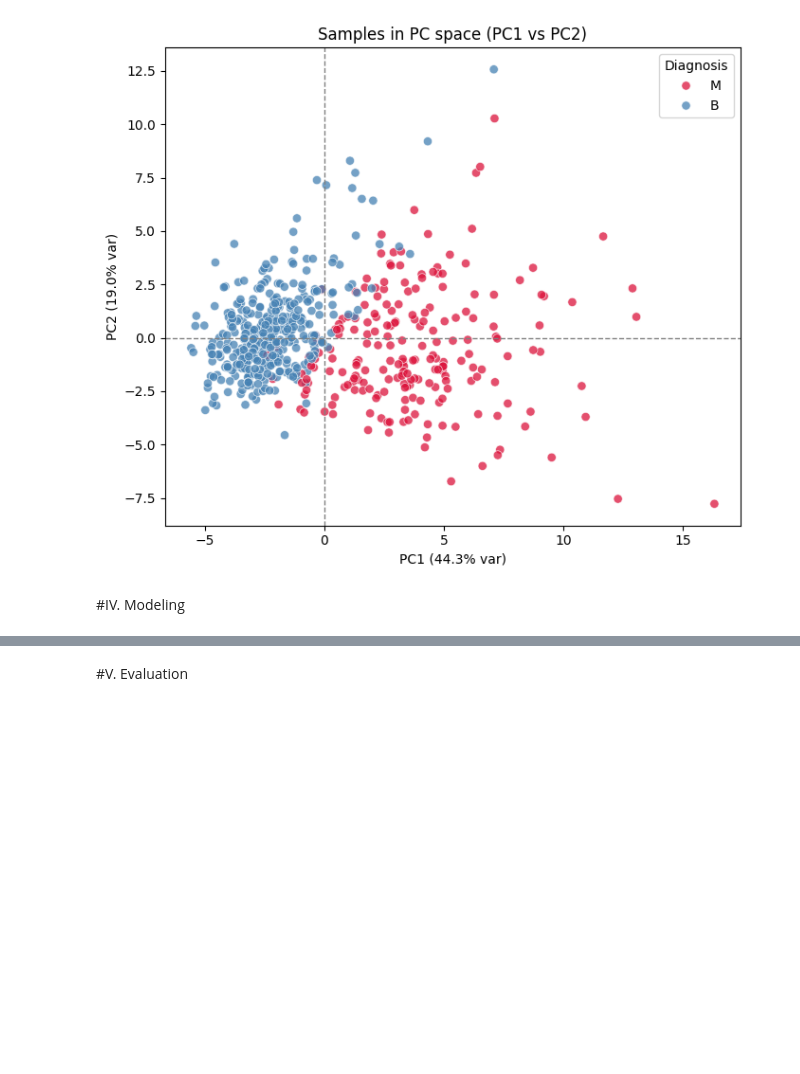
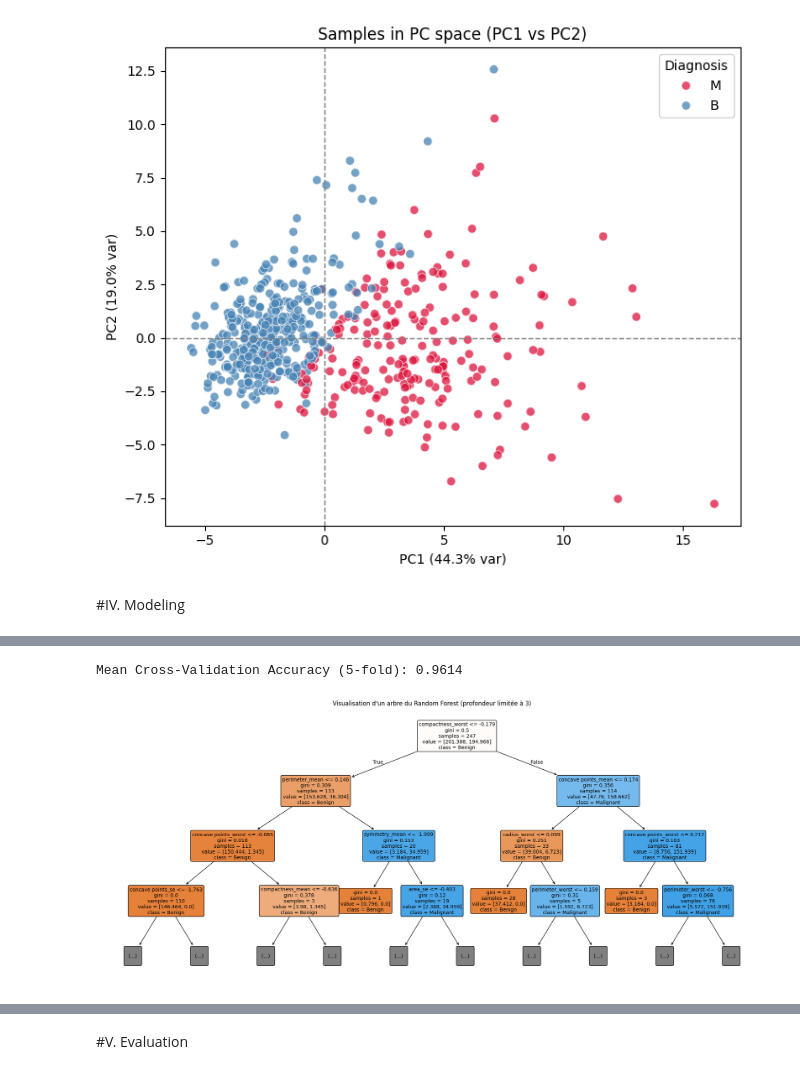
Before and after one commit to eyaguirat10/CoWin-Breast-Cancer-Detection, a Jupyter notebook: Eya_Guirat_Breast_Cancer_Detection.ipynb, the cells around one changed output, grey strips where cells are left out. Saved outputs shown, nothing was run; the diff lists cells and outputs as text; code cells hidden in the pictures; blank space fills up the shorter version.

Commit message:
Random Forest Model

```diff
--- a/Eya_Guirat_Breast_Cancer_Detection.ipynb
+++ b/Eya_Guirat_Breast_Cancer_Detection.ipynb
@@ -497,0 +503,14 @@ plt.show()
+# %%
+y_model = y_model.map({'M': 1, 'B': 0})
+# %%
+from sklearn.model_selection import train_test_split
+X_train, X_test, y_train, y_test = train_test_split(
+    X_scaled, y_model, test_size=0.3, random_state=42, stratify=y_model
+)
+# %%
+from sklearn.ensemble import RandomForestClassifier
+from sklearn.metrics import classification_report, confusion_matrix
+from sklearn.model_selection import cross_val_score
+
+rf = RandomForestClassifier(n_estimators=100, random_state=42, class_weight='balanced')
+rf.fit(X_train, y_train)
@@ -497,0 +539,27 @@ plt.show()
+# %%
+cv_mean = cross_val_score(rf, X_scaled, y_model, cv=5).mean()
+print(f"Mean Cross-Validation Accuracy (5-fold): {cv_mean:.4f}")
+# %% [output]
+Mean Cross-Validation Accuracy (5-fold): 0.9614
+# %%
+importances = rf.feature_importances_
+features = X.columns
+importance_df = pd.DataFrame({'Feature': features, 'Importance': importances})
+importance_df = importance_df.sort_values(by='Importance', ascending=False)
+# %%
+from sklearn.tree import plot_tree
+estimator = rf.estimators_[5]
+plt.figure(figsize=(24, 10))
+plot_tree(
+    estimator,
+    feature_names=features,
+    class_names=["Benign", "Malignant"],
+    filled=True,
+    rounded=True,
+    max_depth=3,
+    fontsize=10
+)
+plt.title("Visualisation d'un arbre du Random Forest (profondeur limitée à 3)")
+plt.show()
+# %% [output]
+[figure, added]
```
Also changed, not shown: parts of 6 cells of this notebook.
